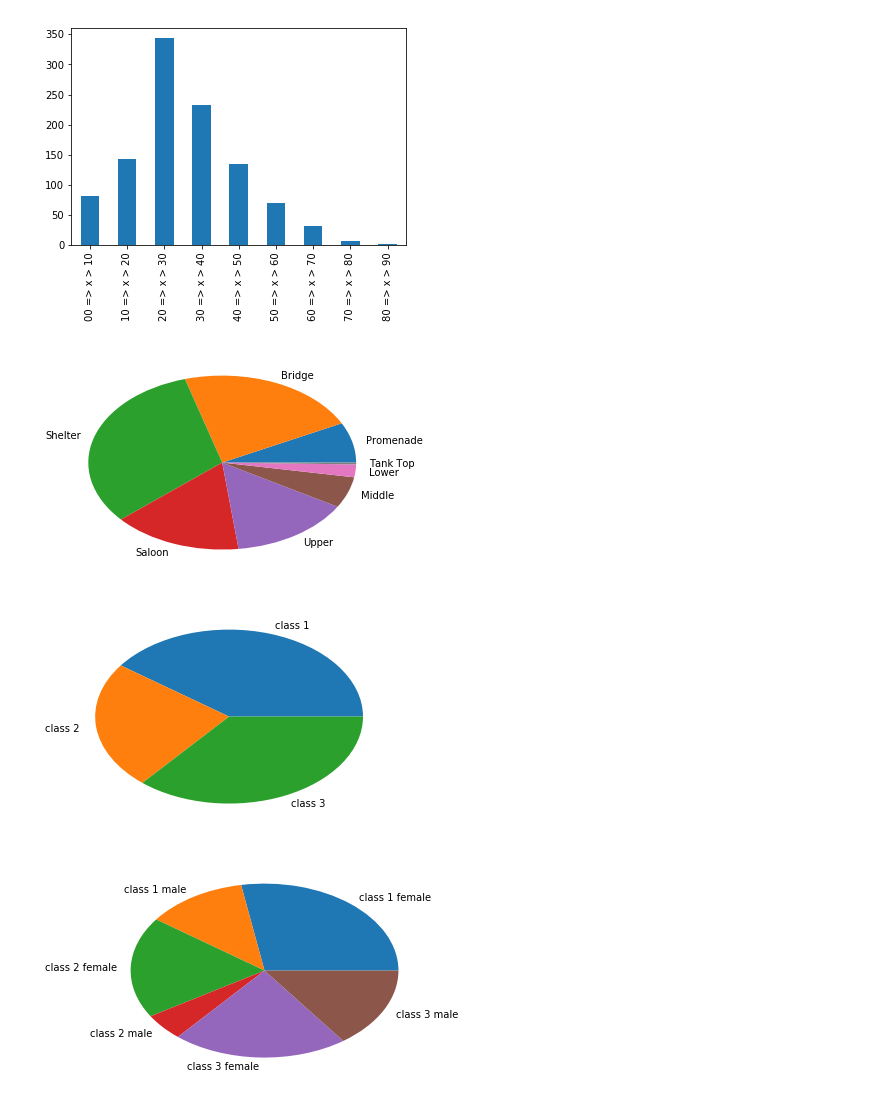
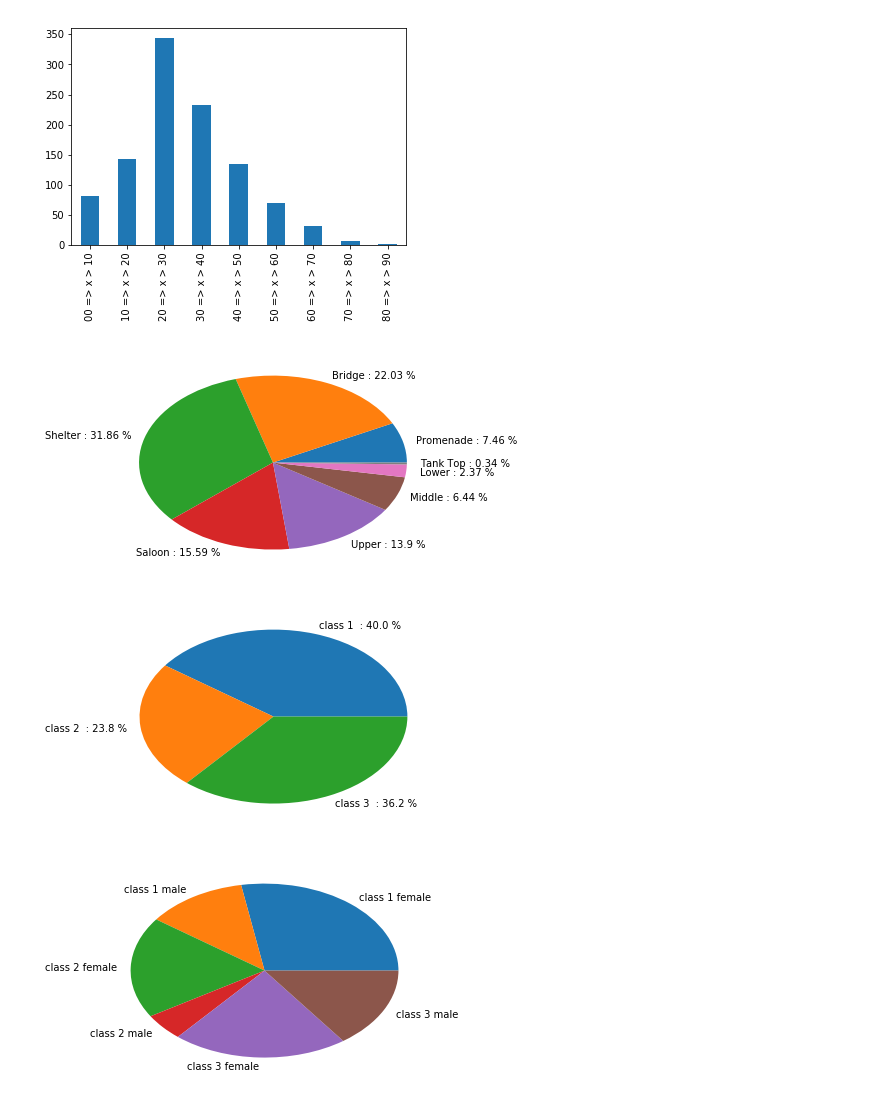
Before and after one commit to matthieuDev/ADA2017, a Jupyter notebook: 01 - Pandas and Data Wrangling/Homework 1.ipynb, the cells around one changed output. Drawn from its saved outputs; the diff is of its cells as text; code cells hidden in the pictures.

Commit message:
added percentages in pie chart labels

```diff
--- a/01 - Pandas and Data Wrangling/Homework 1.ipynb
+++ b/01 - Pandas and Data Wrangling/Homework 1.ipynb
@@ -405,43 +405,45 @@ ageTitanic.figure
 # %%
 # 3.cabin floor
 # From looking at the boat, we consider that the cabin floor is equivalent to the letter on the cabin
 # We consider that a double on a line of ticket is a person that is assigned two cabin because of buying them with another person so the cabin will be under the person that will use this cabin, so a double will only count for 1 person on a deck.
 # We consider that in case of a double we cannot know for certitude which one is the room used by the person so we will take one randomly to hope to attain some approximation of the reality.
 # Using http://www.dummies.com/education/history/titanic-facts-the-layout-of-the-ship/ , I am able to give more accurate name using the letter from the cabin
 
 import random
 
 def ticketTofloor(x) :
     split = str(x).split(' ')
     if (len(split) == 1) :
         return split[0][0]
     else :
         return split[random.randint(0, len(split) - 1)][0]
 
 plt.gcf().clear()
 mapName = {'A' : 'Promenade',\
            'B' : 'Bridge',\
            'C' : 'Shelter',\
            'D' : 'Saloon',\
            'E' : 'Upper',\
            'F' : 'Middle',\
            'G' : 'Lower',\
            'T' : 'Tank Top'}
 
 cabinTitanic = titanic['cabin'].dropna().map(ticketTofloor, na_action='ignore').value_counts().sort_index()
-plt.pie(cabinTitanic, labels=[mapName[x] for x in cabinTitanic.index.values])
+total = cabinTitanic.values.sum()
+plt.pie(cabinTitanic, labels=[mapName[cabinTitanic.index.values[x]] + " : " + str(round(100 * cabinTitanic.values[x] / total, 2)) + " %" for x in range(len(cabinTitanic.index))])
 plt.show()
 # %% [output]
-[figure, old version]
+[figure, new version]
 # %%
 # 4. survivor by class
 
 plt.gcf().clear()
 classSurvivorTitanic = titanic[titanic.survived == 'survived']['pclass'].dropna().value_counts().sort_index()
-plt.pie(classSurvivorTitanic, labels=[str(x) for x in classSurvivorTitanic.index.values])
+total = classSurvivorTitanic.values.sum()
+plt.pie(classSurvivorTitanic, labels=[classSurvivorTitanic.index.values[x] + " : " + str(round(100 * classSurvivorTitanic.values[x] / total, 2)) + " %" for x in range(len(classSurvivorTitanic.values))])
 plt.show()
 # %% [output]
-[figure, old version]
+[figure, new version]
 # %%
 # 5. survivor by class and sex
 
```
Also changed, not shown: parts of 1 cell of this notebook.
